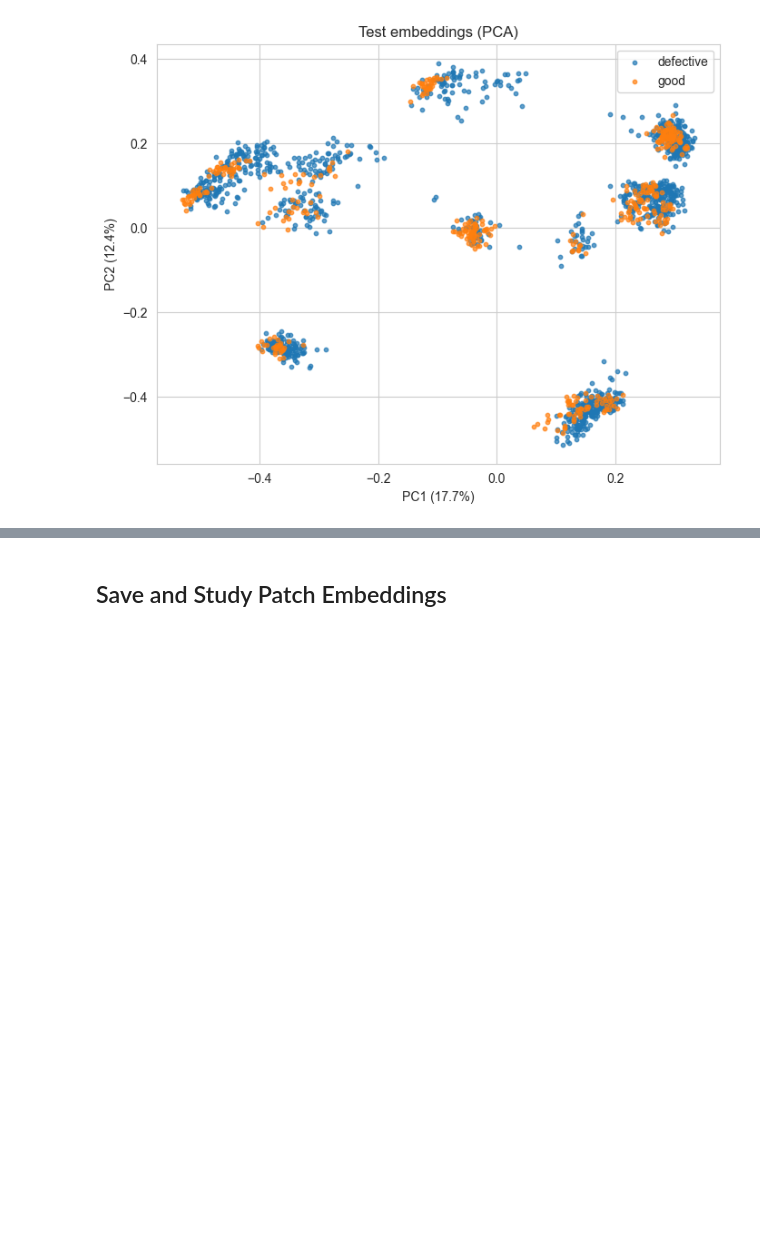
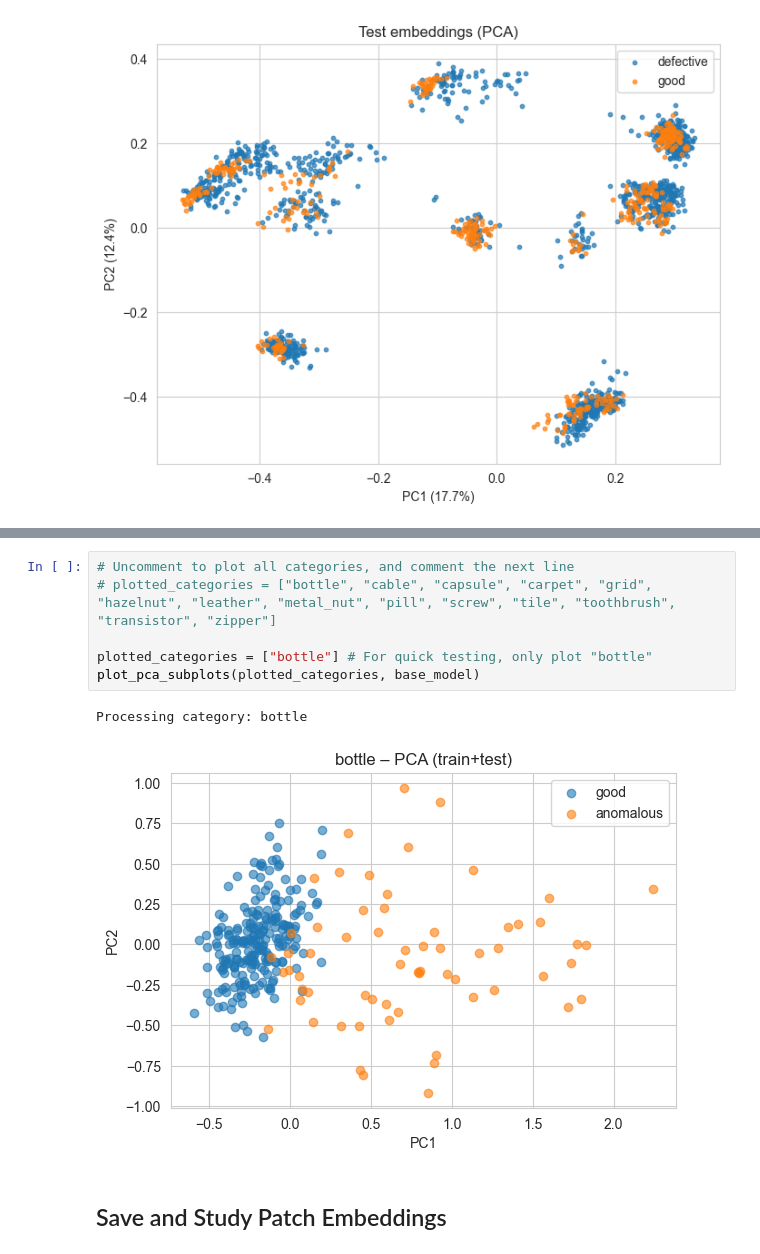
Before and after one commit to DucoLam/02456-DeepLearning-Group-26, a Jupyter notebook: mainpipeline_optimized.ipynb, the cells around one changed output, grey strips where cells are left out. Cells and saved outputs as stored; diff of their text form; blank space fills up the shorter version.

Commit message:
add: Adds markdown comments to all sections and implements per category PCA

```diff
--- a/mainpipeline_optimized.ipynb
+++ b/mainpipeline_optimized.ipynb
@@ -405,2 +548,11 @@ visualize_pca(X_test, y_bin, "Test embeddings (PCA)")
+# %%
+# Uncomment to plot all categories, and comment the next line
+# plotted_categories = ["bottle", "cable", "capsule", "carpet", "grid", "hazelnut", "leather", "metal_nut", "pill", "screw", "tile", "toothbrush", "transistor", "zipper"]
+
+plotted_categories = ["bottle"] # For quick testing, only plot "bottle"
+plot_pca_subplots(plotted_categories, base_model)
+# %% [output]
+Processing category: bottle
+[figure, added]
 # %% [markdown]
 ## Save and Study Patch Embeddings
```
Also changed, not shown: parts of 27 cells of this notebook.
